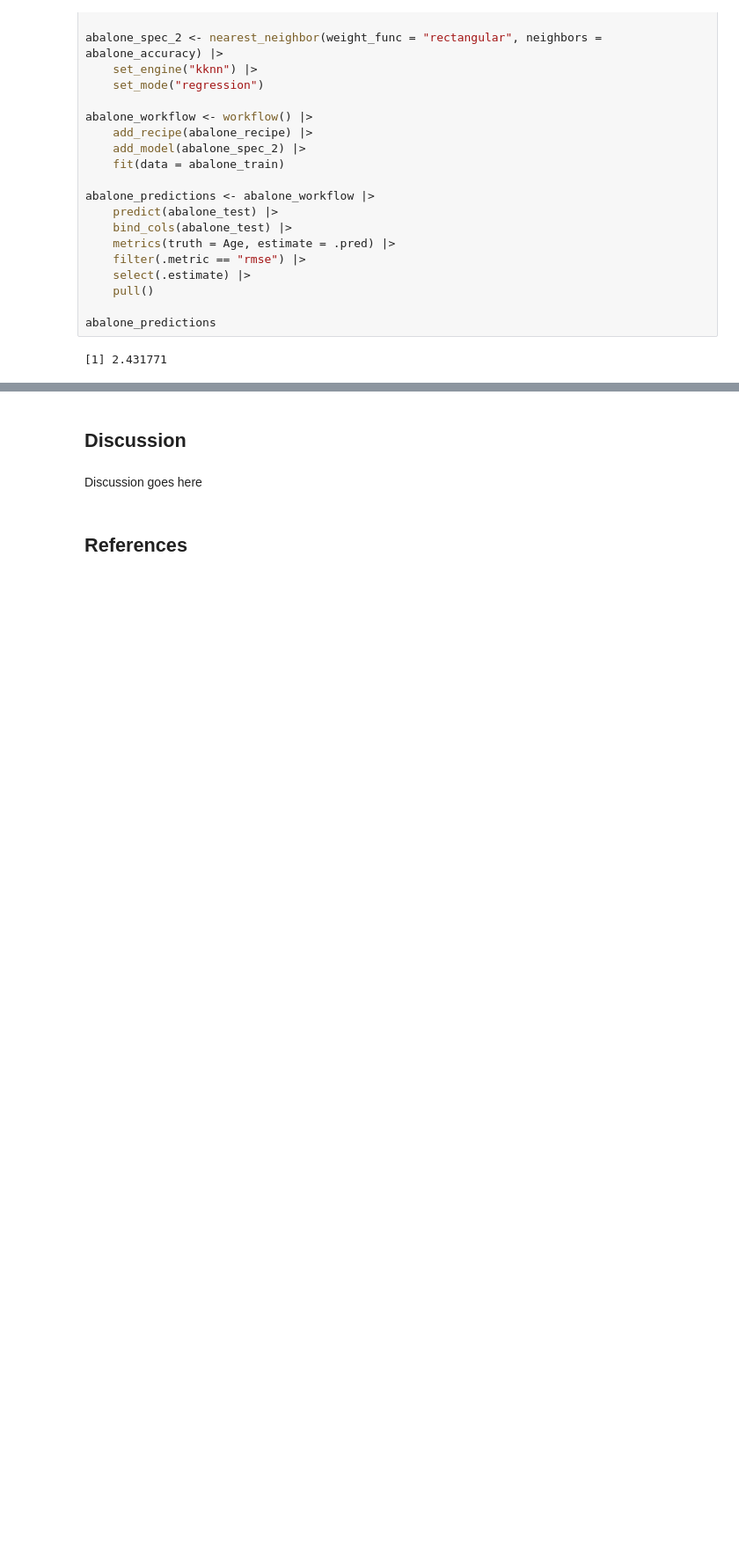
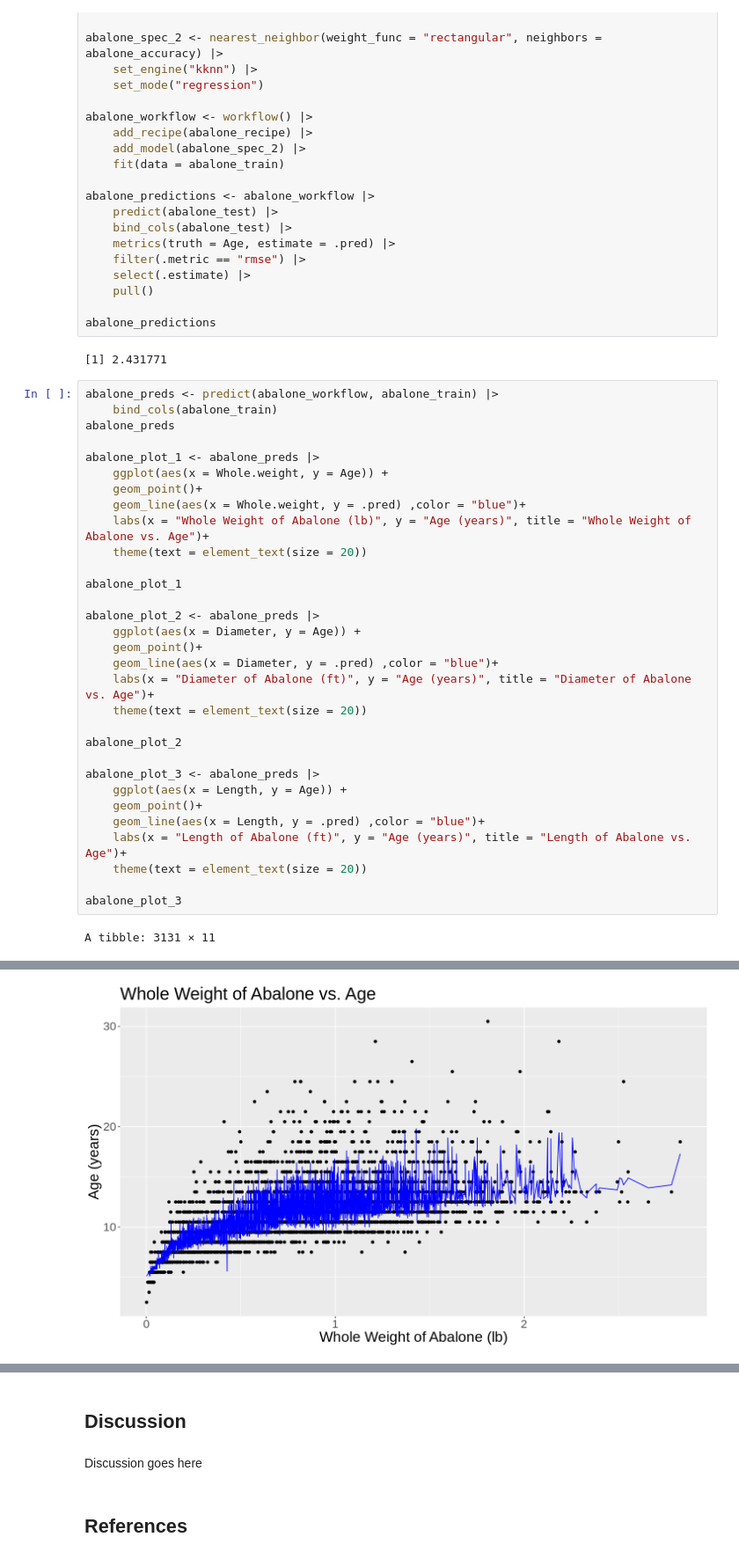
Before and after one commit to joycecoww/dsci100-proj-group62, a Jupyter notebook: Report.ipynb, the cells around one changed output, grey strips where cells are left out. Shown at 88% size. Saved outputs shown, nothing was run; the diff lists cells and outputs as text; blank space fills up the shorter version.

```diff
--- a/Report.ipynb
+++ b/Report.ipynb
@@ -227,3 +227,36 @@ abalone_predictions <- abalone_workflow |>
 abalone_predictions
 # %% [output]
 [1] 2.431771
+# %%
+abalone_preds <- predict(abalone_workflow, abalone_train) |>
+    bind_cols(abalone_train)
+abalone_preds
+
+abalone_plot_1 <- abalone_preds |>
+    ggplot(aes(x = Whole.weight, y = Age)) +
+    geom_point()+
+    geom_line(aes(x = Whole.weight, y = .pred) ,color = "blue")+
+    labs(x = "Whole Weight of Abalone (lb)", y = "Age (years)", title = "Whole Weight of Abalone vs. Age")+
+    theme(text = element_text(size = 20))
+
+abalone_plot_1
+
+abalone_plot_2 <- abalone_preds |>
+    ggplot(aes(x = Diameter, y = Age)) +
+    geom_point()+
+    geom_line(aes(x = Diameter, y = .pred) ,color = "blue")+
+    labs(x = "Diameter of Abalone (ft)", y = "Age (years)", title = "Diameter of Abalone vs. Age")+
+    theme(text = element_text(size = 20))
+
+abalone_plot_2
+
+abalone_plot_3 <- abalone_preds |>
+    ggplot(aes(x = Length, y = Age)) +
+    geom_point()+
+    geom_line(aes(x = Length, y = .pred) ,color = "blue")+
+    labs(x = "Length of Abalone (ft)", y = "Age (years)", title = "Length of Abalone vs. Age")+
+    theme(text = element_text(size = 20))
+
+abalone_plot_3
+# %% [output]
+A tibble: 3131 × 11
@@ -229,0 +272 @@ abalone_predictions
+[figure, added]
```
Also changed, not shown: parts of 4 cells of this notebook.
